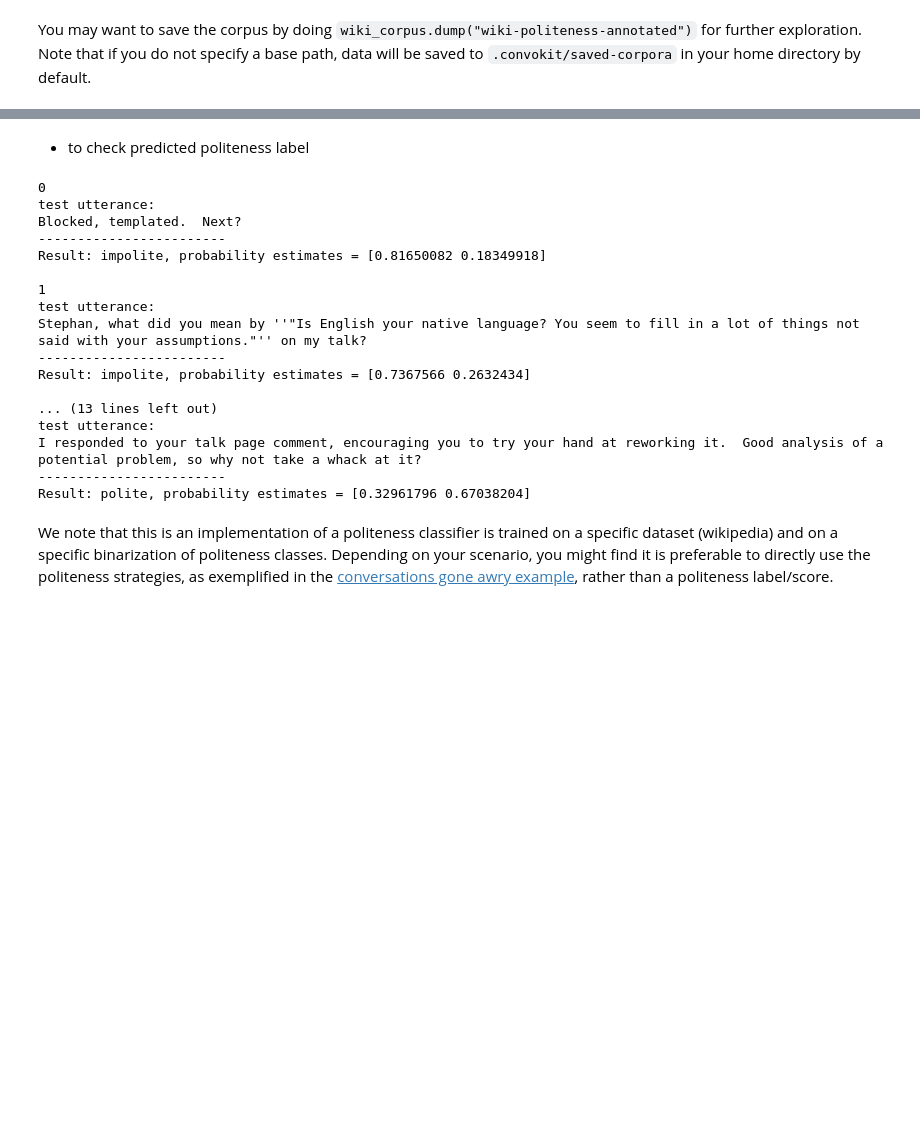
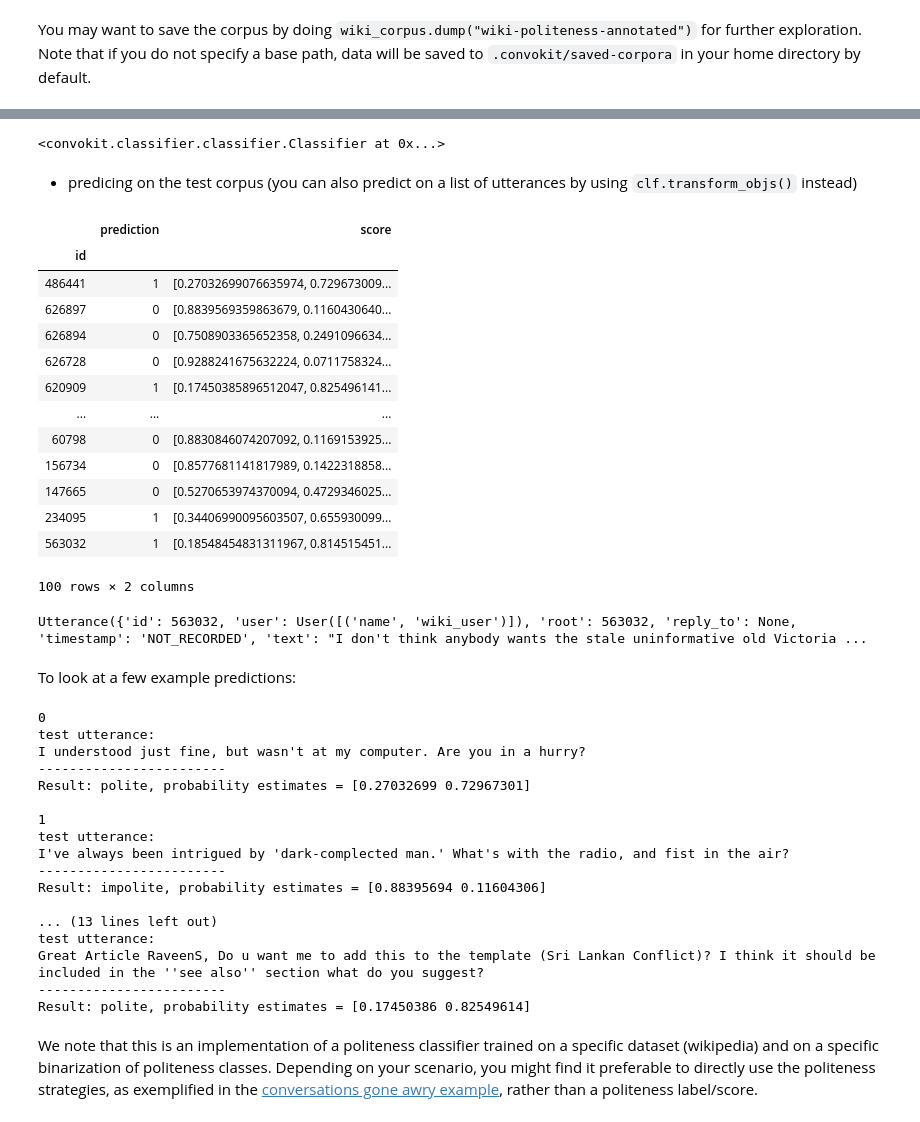
Before and after one commit to rgangela99/Cornell-Conversational-Analysis-Toolkit, a Jupyter notebook: examples/politeness-strategies/politeness_prediction_demo.ipynb, the cells around one changed output, grey strips where cells are left out. Drawn from its saved outputs; the diff is of its cells as text; code cells hidden in the pictures; blank space fills up the shorter version.

Commit message:
updates on notebook with new classifier

```diff
--- a/examples/politeness-strategies/politeness_prediction_demo.ipynb
+++ b/examples/politeness-strategies/politeness_prediction_demo.ipynb
@@ -205,0 +181,6 @@ avg / total       0.74      0.74      0.74       500
+# %%
+clf_split = Classifier(obj_type="utterance",
+                        pred_feats=["politeness_strategies"],
+                        labeller=lambda utt: utt.meta['Binary'] == 1)
+
+clf_split.evaluate_with_train_test_split(binary_corpus)
@@ -205,0 +193,6 @@ avg / total       0.74      0.74      0.74       500
+# %%
+test_ids = binary_corpus.get_utterance_ids()[-100:]
+train_corpus = Corpus(utterances=[utt for utt in binary_corpus.iter_utterances() if utt.id not in test_ids])
+test_corpus = Corpus(utterances=[utt for utt in binary_corpus.iter_utterances() if utt.id in test_ids])
+print("train size = {}, test size = {}".format(len(train_corpus.get_utterance_ids()),
+                                               len(test_corpus.get_utterance_ids())))
@@ -218,31 +203,64 @@ yprob = clf.predict_proba(Xtest)
-# %% [markdown]
-- to check predicted politeness label
+# %%
+clf = Classifier(obj_type="utterance",
+                        pred_feats=["politeness_strategies"],
+                        labeller=lambda utt: utt.meta['Binary'] == 1)
+clf.fit(train_corpus)
+# %% [output]
+<convokit.classifier.classifier.Classifier at 0x...>
+# %% [markdown]
+- predicing on the test corpus (you can also predict on a list of utterances by using `clf.transform_objs()` instead)
+# %%
+test_pred = clf.transform(test_corpus)
+# %%
+clf.summarize(test_pred)
+# %% [output]
+|  | prediction | score |
+| id |  |  |
+| 486441 | 1 | [0.27032699076635974, 0.729673009... |
+| 626897 | 0 | [0.8839569359863679, 0.1160430640... |
+| 626894 | 0 | [0.7508903365652358, 0.2491096634... |
+| 626728 | 0 | [0.9288241675632224, 0.0711758324... |
+| 620909 | 1 | [0.17450385896512047, 0.825496141... |
+| ... | ... | ... |
+| 60798 | 0 | [0.8830846074207092, 0.1169153925... |
+| 156734 | 0 | [0.8577681141817989, 0.1422318858... |
+| 147665 | 0 | [0.5270653974370094, 0.4729346025... |
+| 234095 | 1 | [0.34406990095603507, 0.655930099... |
+| 563032 | 1 | [0.18548454831311967, 0.814515451... |
+100 rows × 2 columns
+# %%
+test_corpus.get_utterance(563032)
+# %% [output]
+Utterance({'id': 563032, 'user': User([('name', 'wiki_user')]), 'root': 563032, 'reply_to': None, 'timestamp': 'NOT_RECORDED', 'text': "I don't think anybody wants the stale uninformative old Victoria ...
+# %% [markdown]
+To look at a few example predictions:
 # %%
 pred2label = {1: "polite", 0: "impolite"}
 
-for i, idx in enumerate(test_ids):
+for i, idx in enumerate(test_ids[0:5]):
     print(i)
-    test_utt = binary_corpus.get_utterance(idx)
+    test_utt = test_corpus.get_utterance(idx)
+    ypred, yprob = test_utt.meta['prediction'], test_utt.meta['score']
     print("test utterance:\n{}".format(test_utt.text))
     print("------------------------")
-    print("Result: {}, probability estimates = {}\n".format(pred2label[ypred[i]], yprob[i]))
+    print("Result: {}, probability estimates = {}\n".format(pred2label[ypred], yprob))
 # %% [output]
 0
 test utterance:
-Blocked, templated.  Next?
+I understood just fine, but wasn't at my computer. Are you in a hurry?
 ------------------------
-Result: impolite, probability estimates = [0.81650082 0.18349918]
+Result: polite, probability estimates = [0.27032699 0.72967301]
 
 1
 test utterance:
-Stephan, what did you mean by ''"Is English your native language? You seem to fill in a lot of things not said with your assumptions."'' on my talk?
+I've always been intrigued by 'dark-complected man.' What's with the radio, and fist in the air?
 ------------------------
-Result: impolite, probability estimates = [0.7367566 0.2632434]
+Result: impolite, probability estimates = [0.88395694 0.11604306]
 
 ... (13 lines left out)
 test utterance:
-I responded to your talk page comment, encouraging you to try your hand at reworking it.  Good analysis of a potential problem, so why not take a whack at it?
+Great Article RaveenS, Do u want me to add this to the template (Sri Lankan Conflict)? I think it should be included in the ''see also'' section what do you suggest?
 ------------------------
-Result: polite, probability estimates = [0.32961796 0.67038204]
+Result: polite, probability estimates = [0.17450386 0.82549614]
 # %% [markdown]
-We note that this is an implementation of a politeness classifier is trained on a specific dataset (wikipedia) and on a specific binarization of politeness classes. Depending on your scenario, you might find it is preferable to directly use the politeness strategies, as exemplified in the [conversations gone awry example](https://github.com/CornellNLP/Cornell-Conversational-Analysis-Toolkit/blob/master/examples/conversations-gone-awry/Conversations_Gone_Awry_Prediction.ipynb), rather than a politeness label/score.
+We note that this is an implementation of a politeness classifier trained on a specific dataset (wikipedia) and on a specific binarization of politeness classes. Depending on your scenario, you might find it preferable to directly use the politeness strategies, as exemplified in the [conversations gone awry example](https://github.com/CornellNLP/Cornell-Conversational-Analysis-Toolkit/blob/master/examples/conversations-gone-awry/Conversations_Gone_Awry_Prediction.ipynb), rather than a politeness label/score.
```
Also changed, not shown: parts of 37 cells of this notebook.
